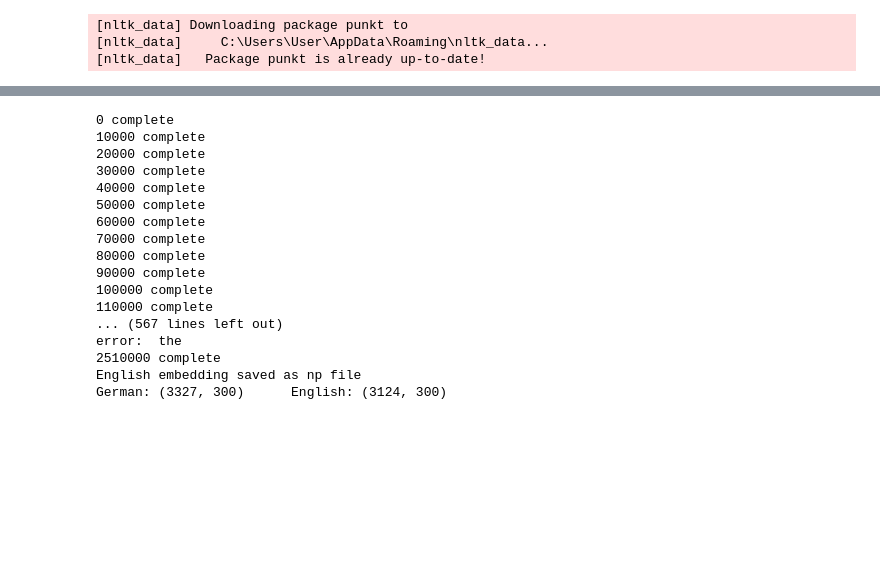
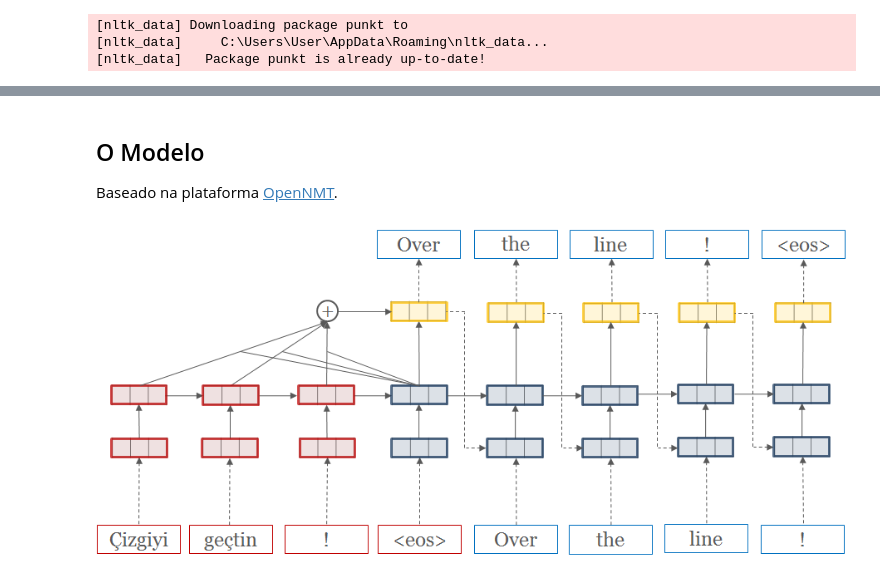
Before and after one commit to RafaelxFernandes/Neural-Machine-Translation, a Jupyter notebook: Traducao_Multi30k_DE_EN.ipynb, the cells around one changed output, grey strips where cells are left out. Drawn from its saved outputs; the diff is of its cells as text; code cells hidden in the pictures; blank space fills up the shorter version.

```diff
--- a/Traducao_Multi30k_DE_EN.ipynb
+++ b/Traducao_Multi30k_DE_EN.ipynb
@@ -475,50 +229,0 @@ def predict_from_text(model, input_sentence, SRC, TGT):
-# %%
-def load_embeddings(path, TEXT, embedding_dim=300):
-    """ Creates a embedding from a file containing words and vector indices separated by spaces. Modified from https://github.com/A-Jacobson/CNN_Sentence_Classification/blob/master/WordVectors.ipynb """
-    with open(path, encoding="utf8") as f:
-        embeddings = np.zeros((len(TEXT.vocab), embedding_dim))
-        for i, line in enumerate(f.readlines()):
-            values = line.split()
-            word = values[0]
-            if word in TEXT.vocab.stoi:
-                index = TEXT.vocab.stoi[word]
-                try:
-                    vector = np.array(values[1:], dtype='float32')
-                except:
-                    vector = np.array([0] * 300, dtype='float32')
-                    print('error: ', word)
-                embeddings[index] = vector
-            if i % 10000 == 0:
-                print('{i} complete'.format(i=i))
-        return embeddings
-
-# Save German embeddings
-emb_de = load_embeddings('Scripts/wiki.de.vec', SRC)
-np.save('emb-{}-de'.format(str(len(SRC.vocab))), emb_de)
-print('German embedding saved as np file')
-
-# Save English embeddings
-emb_en = load_embeddings('Scripts/wiki.en.vec', TGT)
-np.save('emb-{}-en'.format(str(len(TGT.vocab))), emb_en)
-print('English embedding saved as np file')
-
-# Print sizes
-print('German: {} \t English: {}'.format(emb_de.shape, emb_en.shape))
-# %% [output]
-0 complete
-10000 complete
-20000 complete
-30000 complete
-40000 complete
-50000 complete
-60000 complete
-70000 complete
-80000 complete
-90000 complete
-100000 complete
-110000 complete
-... (567 lines left out)
-error:  the
-2510000 complete
-English embedding saved as np file
-German: (3327, 300)      English: (3124, 300)
@@ -532,0 +230,7 @@ embedding_src, embedding_tgt = download_embeddings(SRC, TGT, 'emb-3327-de.npy',
+# %% [markdown]
+## O Modelo
+Baseado na plataforma [OpenNMT](https://github.com/OpenNMT/OpenNMT-py).
+# %%
+Image(filename = "Imagens/translation_diagram.png")
+# %% [output]
+[figure, added]
```
Also changed, not shown: parts of 65 cells of this notebook.
